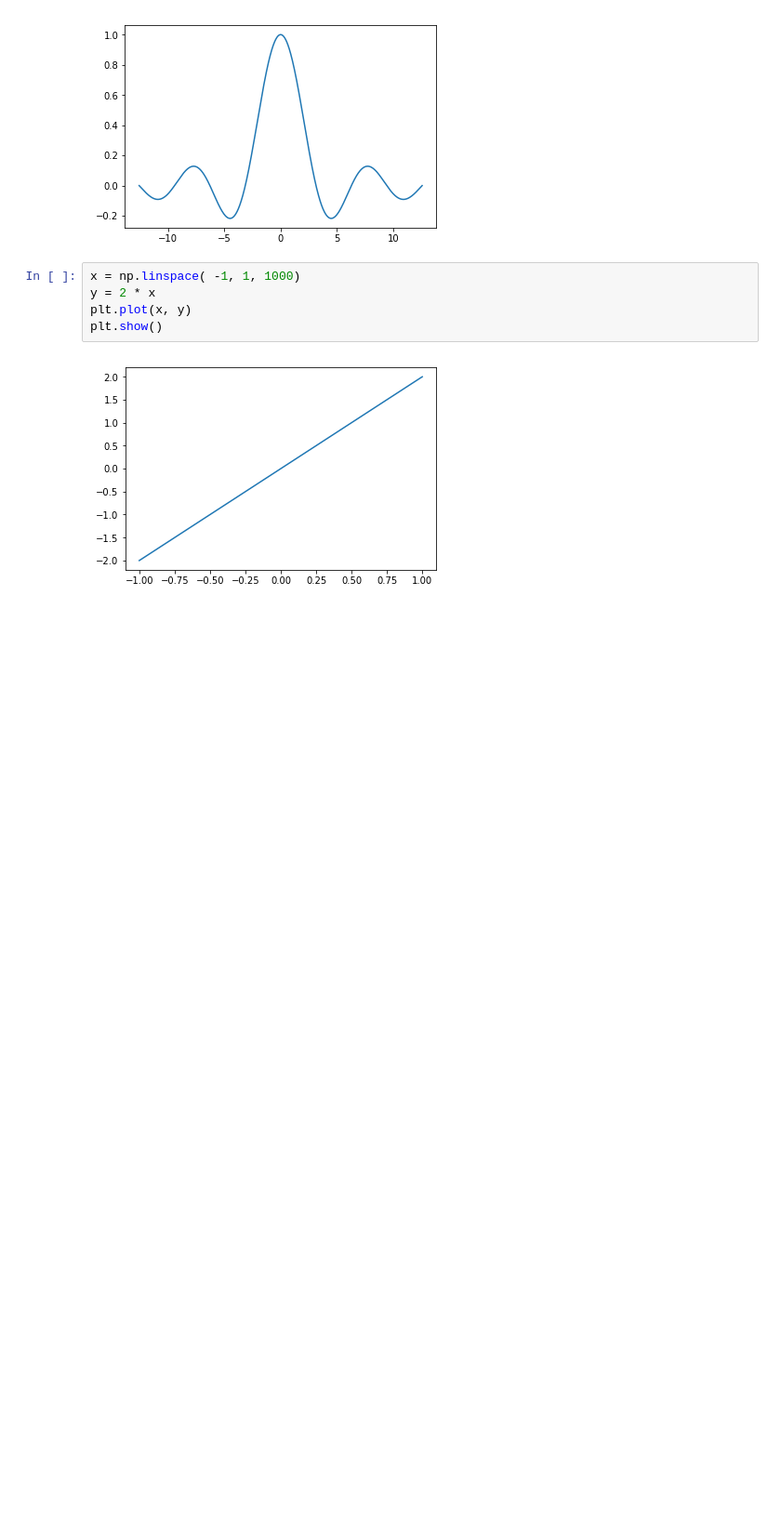
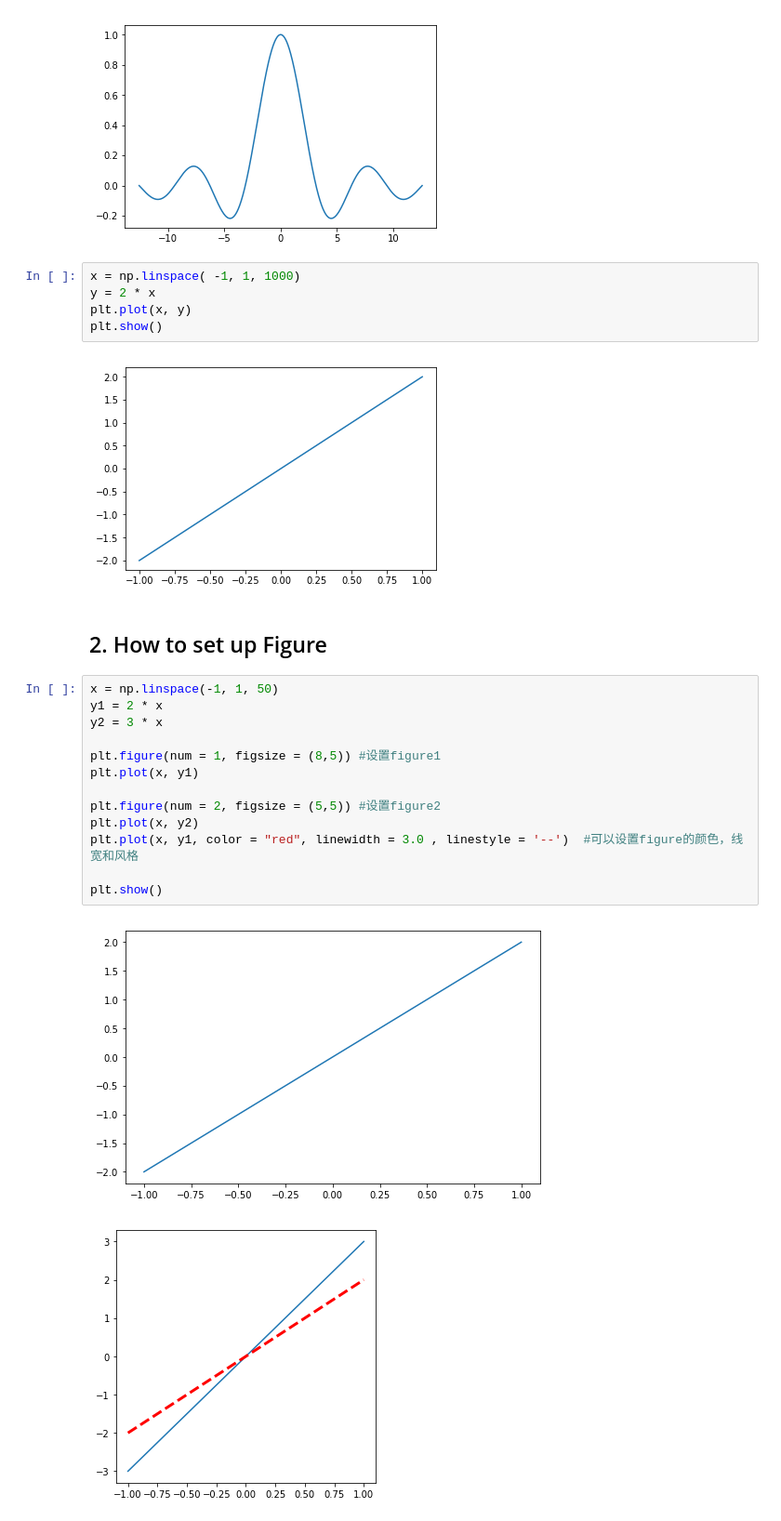
Before and after one commit to Lahn20/Trials, a Jupyter notebook: Commit and Push Trials.ipynb, the cells around one changed output. Shown at 93% size. Saved outputs shown, nothing was run; the diff lists cells and outputs as text; blank space fills up the shorter version.

Commit message:
I just added another plot to the file

```diff
--- a/Commit and Push Trials.ipynb
+++ b/Commit and Push Trials.ipynb
@@ -16,3 +18,21 @@ plt.plot(x, y)
 plt.show()
 # %% [output]
 [figure]
+# %% [markdown]
+## 2. How to set up Figure
+# %%
+x = np.linspace(-1, 1, 50)
+y1 = 2 * x
+y2 = 3 * x
+
+plt.figure(num = 1, figsize = (8,5)) #设置figure1
+plt.plot(x, y1)
+
+plt.figure(num = 2, figsize = (5,5)) #设置figure2
+plt.plot(x, y2)
+plt.plot(x, y1, color = "red", linewidth = 3.0 , linestyle = '--')  #可以设置figure的颜色，线宽和风格
+
+plt.show()
+# %% [output]
+[figure, added]
+[figure, added]
```
Also changed, not shown: parts of 1 cell of this notebook.
